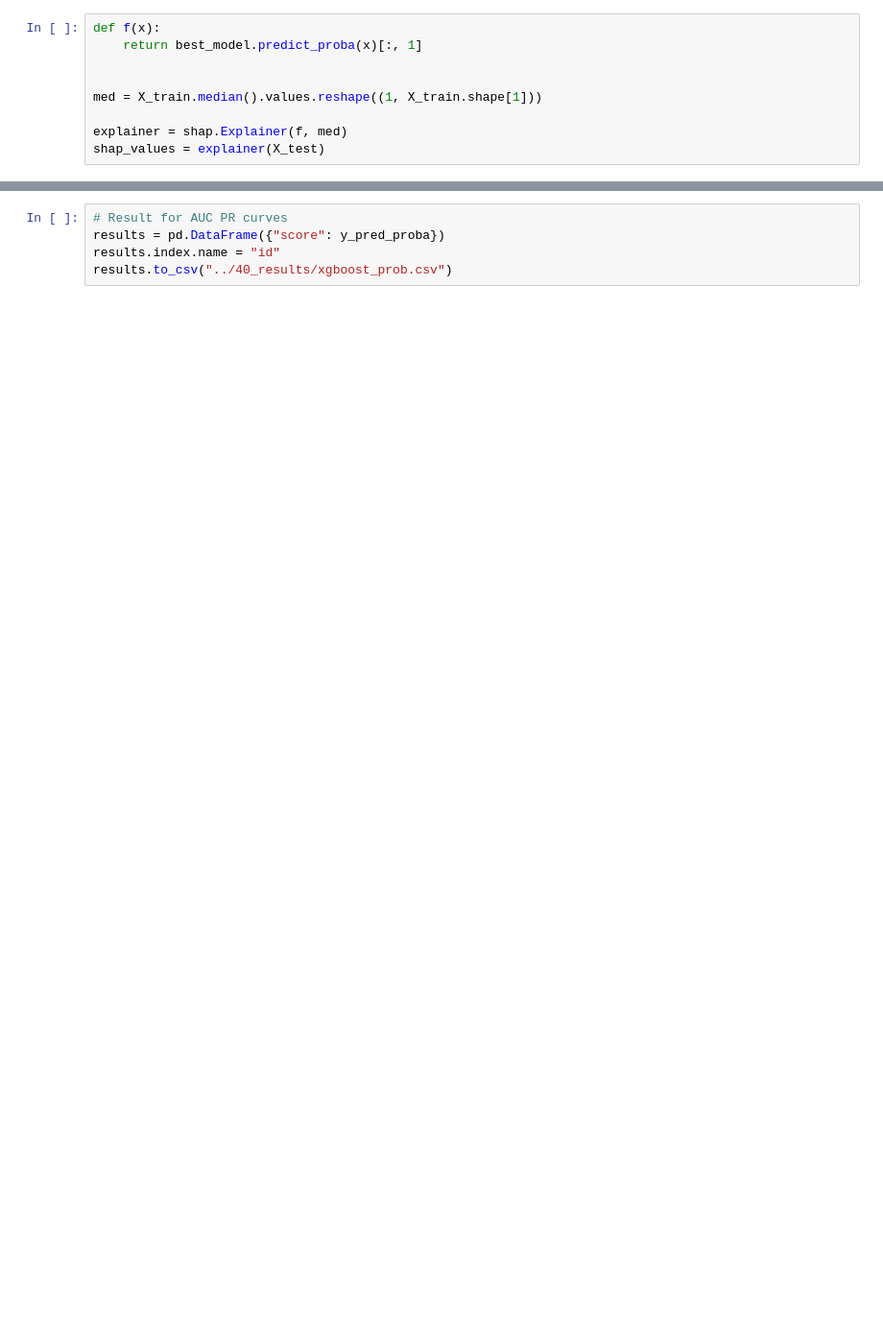
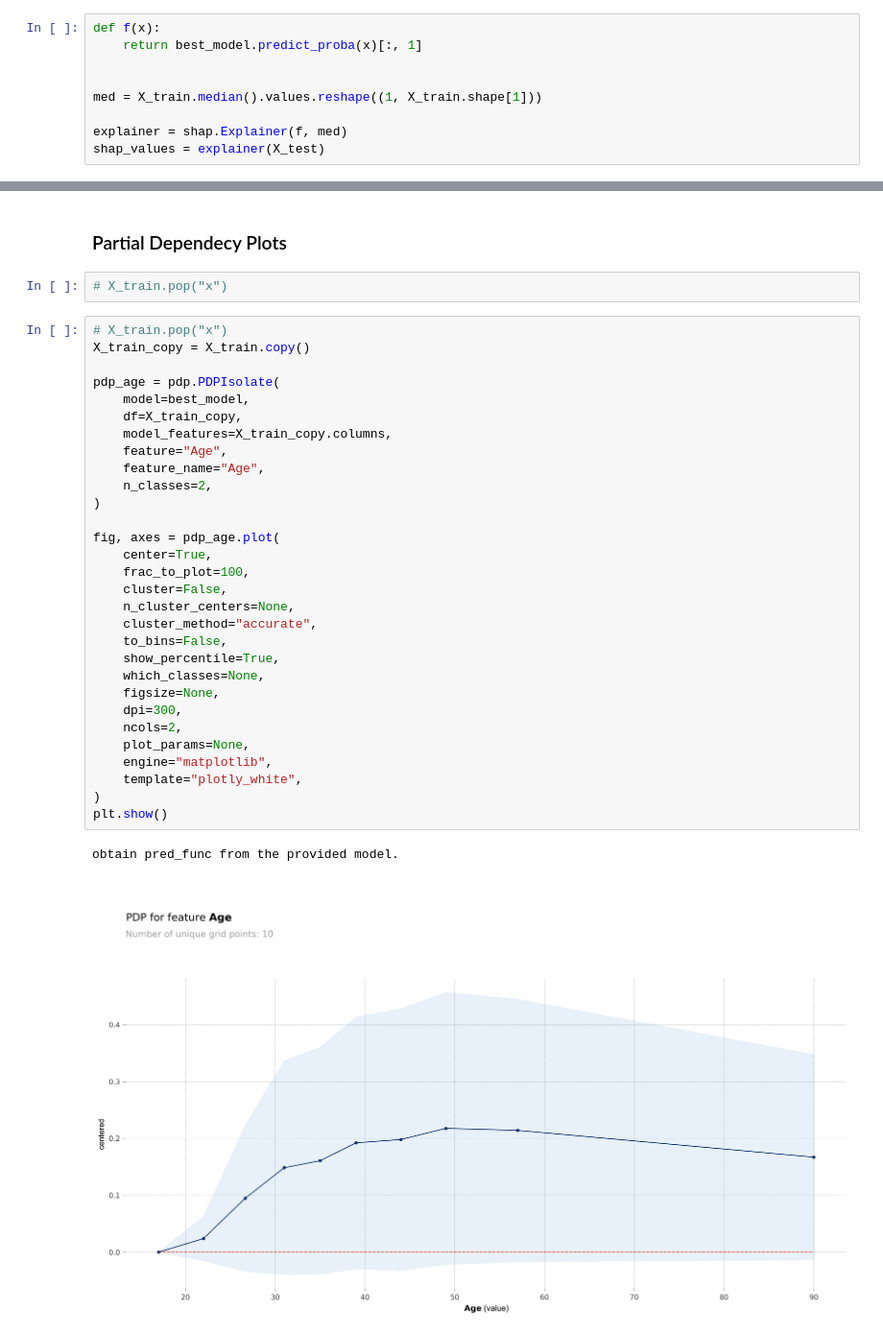
Before and after one commit to nogibjj/IDS705_FinalProject_Lemur_Team, a Jupyter notebook: 30_models/XGBoost.ipynb, the cells around one changed output, grey strips where cells are left out. Shown at 96% size. Saved outputs shown, nothing was run; the diff lists cells and outputs as text; blank space fills up the shorter version.

Commit message:
update XGBoost

```diff
--- a/30_models/XGBoost.ipynb
+++ b/30_models/XGBoost.ipynb
@@ -126,5 +139,37 @@ shap.plots.bar(shap_values)
-# %%
-# Result for AUC PR curves
-results = pd.DataFrame({"score": y_pred_proba})
-results.index.name = "id"
-results.to_csv("../40_results/xgboost_prob.csv")
+# %% [markdown]
+### Partial Dependecy Plots
+# %%
+# X_train.pop("x")
+# %%
+# X_train.pop("x")
+X_train_copy = X_train.copy()
+
+pdp_age = pdp.PDPIsolate(
+    model=best_model,
+    df=X_train_copy,
+    model_features=X_train_copy.columns,
+    feature="Age",
+    feature_name="Age",
+    n_classes=2,
+)
+
+fig, axes = pdp_age.plot(
+    center=True,
+    frac_to_plot=100,
+    cluster=False,
+    n_cluster_centers=None,
+    cluster_method="accurate",
+    to_bins=False,
+    show_percentile=True,
+    which_classes=None,
+    figsize=None,
+    dpi=300,
+    ncols=2,
+    plot_params=None,
+    engine="matplotlib",
+    template="plotly_white",
+)
+plt.show()
+# %% [output]
+obtain pred_func from the provided model.
+[figure, added]
```
Also changed, not shown: parts of 14 cells of this notebook, 1 other file.
